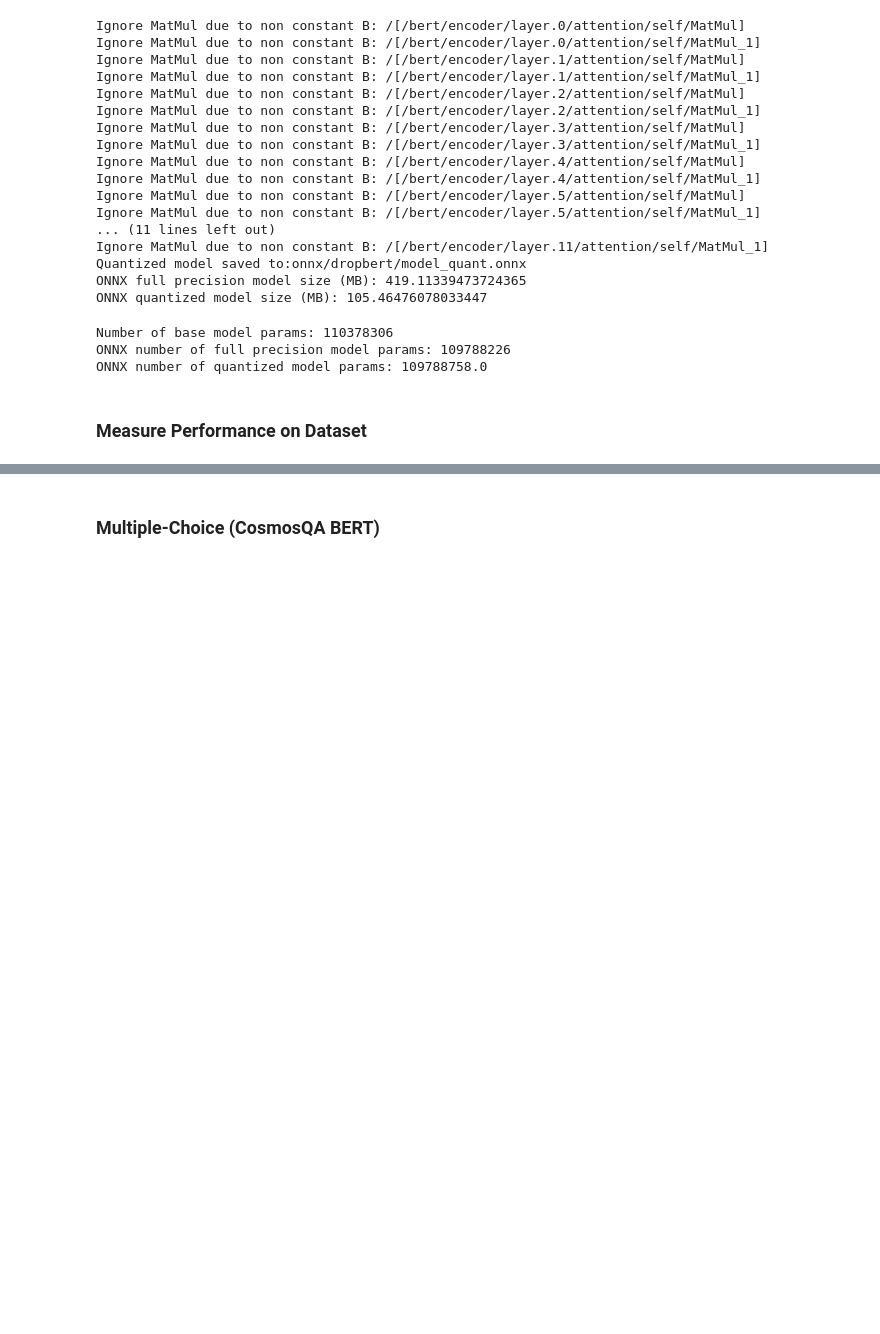
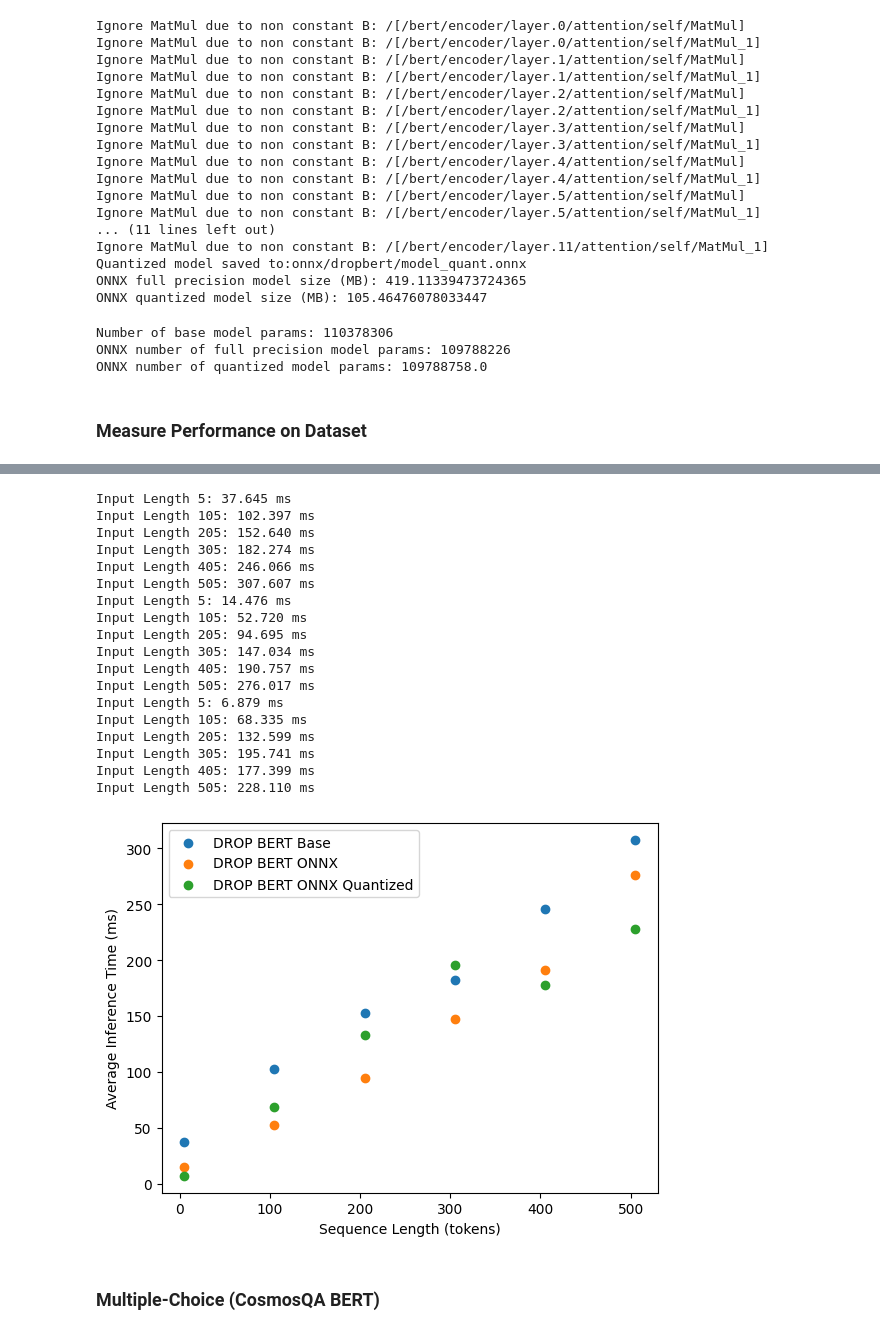
Before and after one commit to michaelkole/dasp_onnx, a Jupyter notebook: onnx_prototype.ipynb, the cells around one changed output, grey strips where cells are left out. Drawn from its saved outputs; the diff is of its cells as text; code cells hidden in the pictures; blank space fills up the shorter version.

Commit message:
More generic QA pipeline and testing performance for different sequence lengths

```diff
--- a/onnx_prototype.ipynb
+++ b/onnx_prototype.ipynb
@@ -189,3 +180,0 @@ def run_onnx():
-# %%
-run_n_times(run_torch, desc = "torch")
-run_n_times(run_onnx, desc = "onnx")
@@ -195,3 +181,79 @@ Average inference time for onnx (n=100): 18.92ms
+# %%
+import matplotlib.pyplot as plt
+
+def performance_seq_length(name, model):
+    X = []
+    time_measurements = []
+
+    for i in range(6):
+        context = (100*i+1)*"World "
+        question = "Hello"
+
+        inputs = tokenizer(question, context, return_tensors="np")
+        average_time = run_n_times(run_onnx, model, inputs)
+
+        seq_length = 100*i+5
+        print("Input Length {}: {:.3f} ms".format(seq_length, average_time))
+        X.append(seq_length)
+        time_measurements.append(average_time)
+
+    plt.scatter(X, time_measurements, label=name)
+
+def base_performance(name, model):
+    X = []
+    time_measurements = []
+
+    for i in range(6):
+        context = (100*i+1)*"World "
+        question = "Hello"
+
+        inputs = tokenizer(question, context, return_tensors="pt")
+        average_time = run_n_times(run_torch, model, inputs)
+
+        seq_length = 100*i+5
+        print("Input Length {}: {:.3f} ms".format(seq_length, average_time))
+        X.append(seq_length)
+        time_measurements.append(average_time)
+
+    plt.scatter(X, time_measurements, label=name)
+
+
+onnx_model = InferenceSession(
+    "onnx/dropbert/model.onnx", providers=["CPUExecutionProvider"]
+)
+
+onnx_model_quant = InferenceSession(
+    "onnx/dropbert/model_quant.onnx", providers=["CPUExecutionProvider"]
+)
+
+base_performance("DROP BERT Base", model)
+performance_seq_length("DROP BERT ONNX", onnx_model)
+performance_seq_length("DROP BERT ONNX Quantized", onnx_model_quant)
+
+plt.xlabel("Sequence Length (tokens)")
+plt.ylabel("Average Inference Time (ms)")
+plt.legend()
+plt.show()
+# %% [output]
+Input Length 5: 37.645 ms
+Input Length 105: 102.397 ms
+Input Length 205: 152.640 ms
+Input Length 305: 182.274 ms
+Input Length 405: 246.066 ms
+Input Length 505: 307.607 ms
+Input Length 5: 14.476 ms
+Input Length 105: 52.720 ms
+Input Length 205: 94.695 ms
+Input Length 305: 147.034 ms
+Input Length 405: 190.757 ms
+Input Length 505: 276.017 ms
+Input Length 5: 6.879 ms
+Input Length 105: 68.335 ms
+Input Length 205: 132.599 ms
+Input Length 305: 195.741 ms
+Input Length 405: 177.399 ms
+Input Length 505: 228.110 ms
+[figure, added]
 # %% [markdown]
 ### Multiple-Choice (CosmosQA BERT)
 # %%
```
Also changed, not shown: parts of 6 cells of this notebook, 1 other file.
